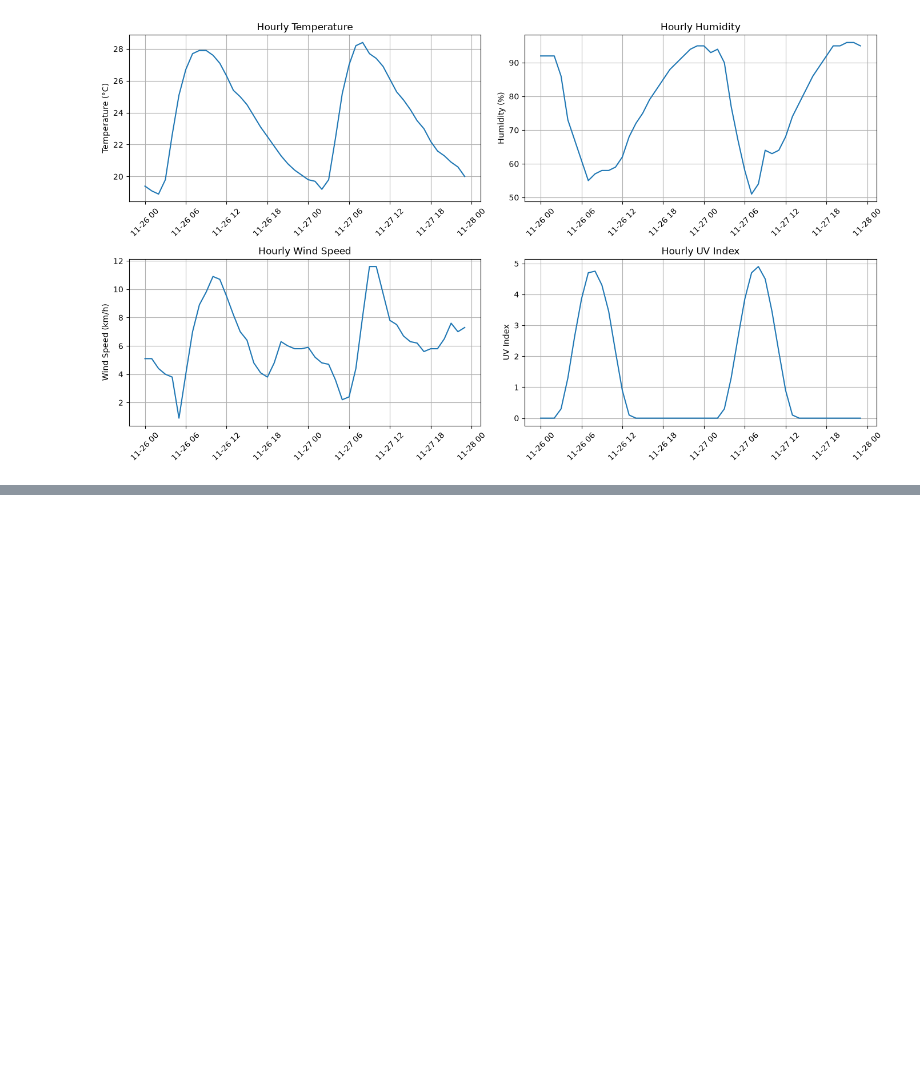
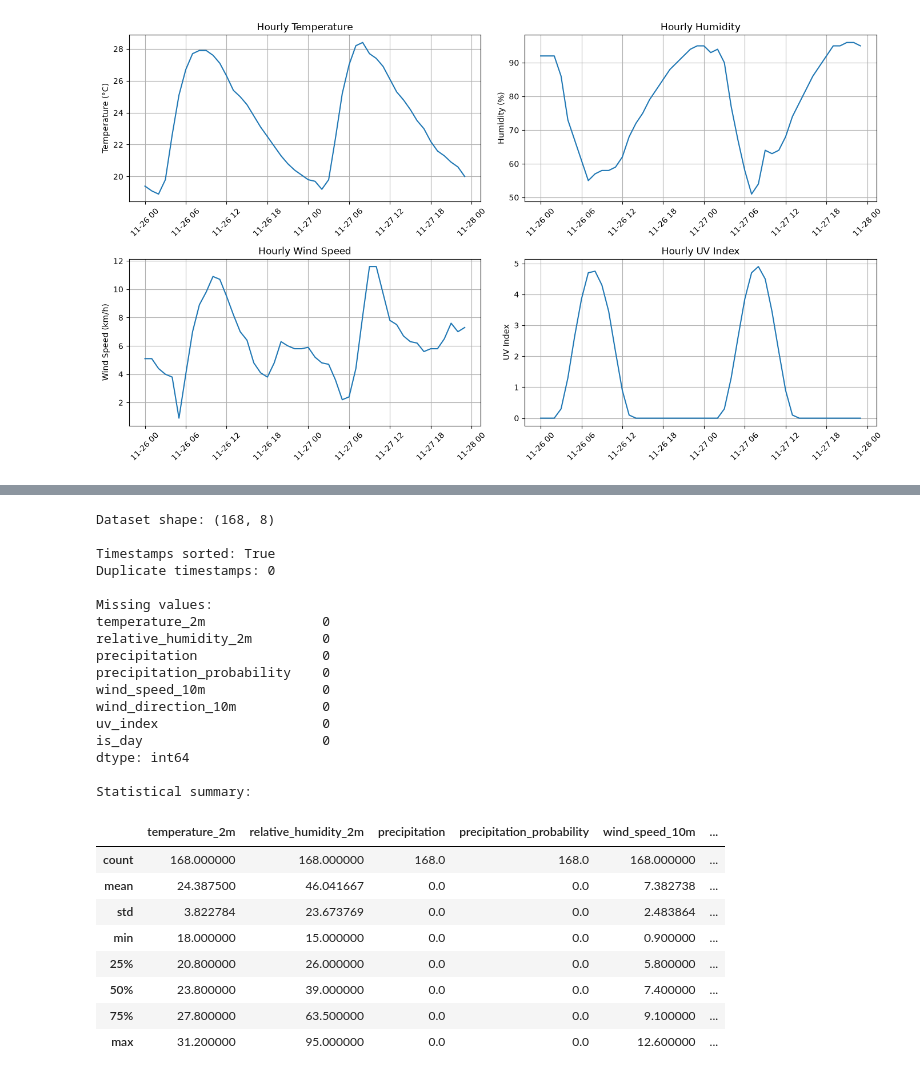
Before and after one commit to itsmusman/AgentWeather, a Jupyter notebook: notebooks/01_explore_apis.ipynb, the cells around one changed output, grey strips where cells are left out. Saved outputs shown, nothing was run; the diff lists cells and outputs as text; code cells hidden in the pictures; blank space fills up the shorter version.

```diff
--- a/notebooks/01_explore_apis.ipynb
+++ b/notebooks/01_explore_apis.ipynb
@@ -395,0 +491,46 @@ Plot saved successfully: /home/musman/Desktop/ShinePearl/AgentWeather/reports/ed
+# %%
+# Check dataset dimensions
+print("Dataset shape:", historical_df.shape)
+
+# Check whether timestamps are sorted
+print("\nTimestamps sorted:",
+      historical_df.index.is_monotonic_increasing)
+
+# Check duplicate timestamps
+print("Duplicate timestamps:",
+      historical_df.index.duplicated().sum())
+
+# Check missing values
+print("\nMissing values:")
+print(historical_df.isnull().sum())
+
+# Check numerical statistics
+print("\nStatistical summary:")
+historical_df.describe()
+# %% [output]
+Dataset shape: (168, 8)
+
+Timestamps sorted: True
+Duplicate timestamps: 0
+
+Missing values:
+temperature_2m               0
+relative_humidity_2m         0
+precipitation                0
+precipitation_probability    0
+wind_speed_10m               0
+wind_direction_10m           0
+uv_index                     0
+is_day                       0
+dtype: int64
+
+Statistical summary:
+|  | temperature_2m | relative_humidity_2m | precipitation | precipitation_probability | wind_speed_10m | ... |
+| count | 168.000000 | 168.000000 | 168.0 | 168.0 | 168.000000 | ... |
+| mean | 24.387500 | 46.041667 | 0.0 | 0.0 | 7.382738 | ... |
+| std | 3.822784 | 23.673769 | 0.0 | 0.0 | 2.483864 | ... |
+| min | 18.000000 | 15.000000 | 0.0 | 0.0 | 0.900000 | ... |
+| 25% | 20.800000 | 26.000000 | 0.0 | 0.0 | 5.800000 | ... |
+| 50% | 23.800000 | 39.000000 | 0.0 | 0.0 | 7.400000 | ... |
+| 75% | 27.800000 | 63.500000 | 0.0 | 0.0 | 9.100000 | ... |
+| max | 31.200000 | 95.000000 | 0.0 | 0.0 | 12.600000 | ... |
```
Also changed, not shown: parts of 10 cells of this notebook, 1 other file.
